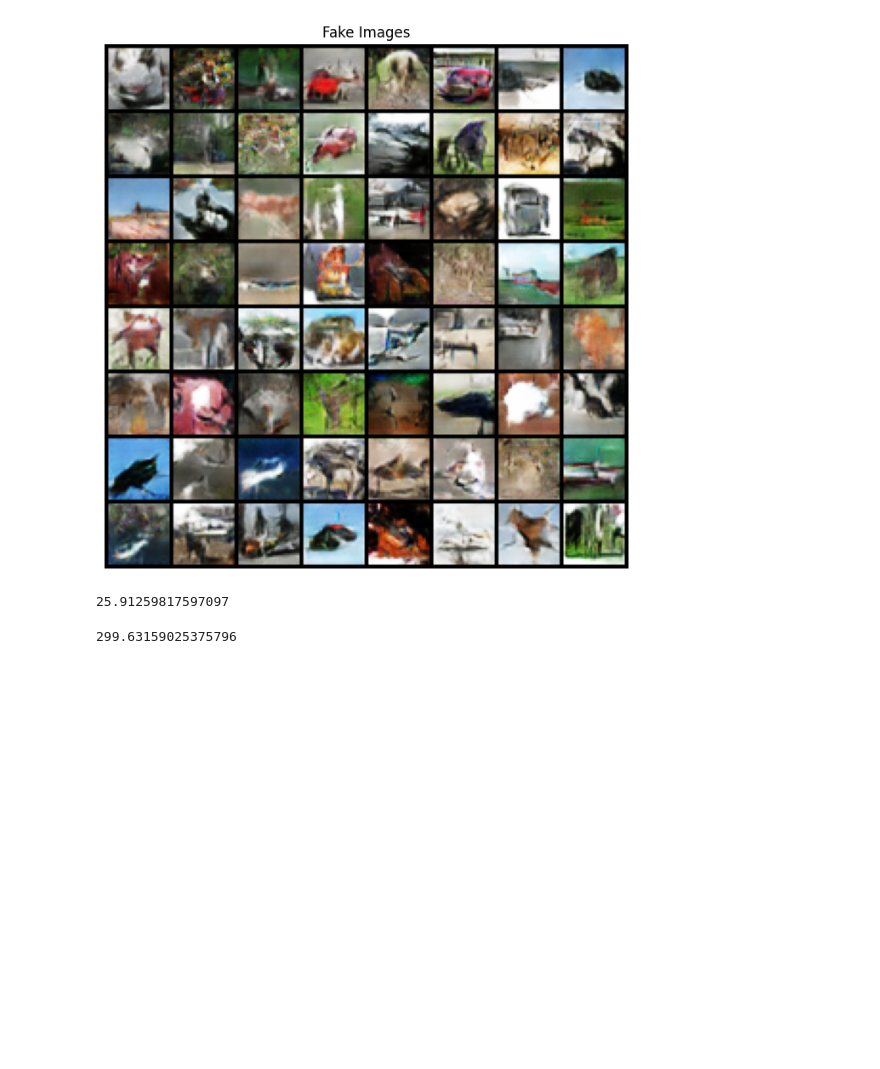
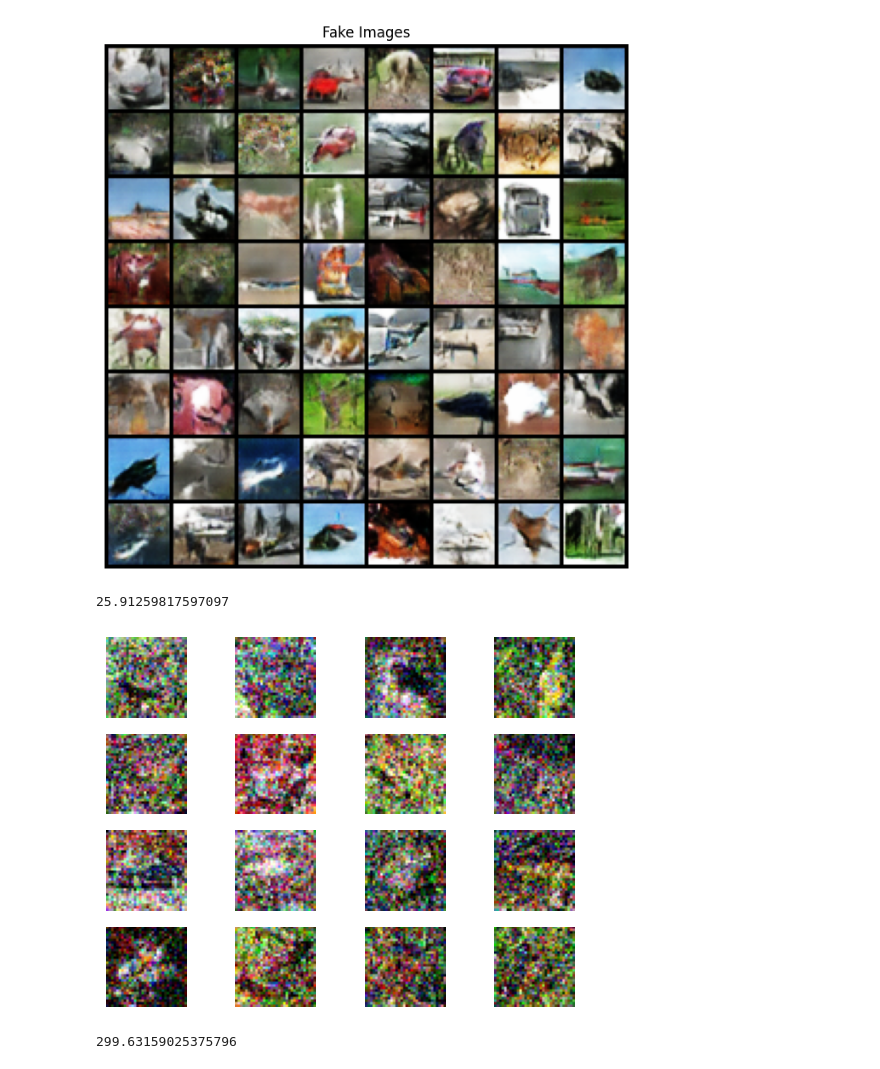
Before and after one commit to ryanfarrell362/CIS4780-Final-Project, a Jupyter notebook: notebook.ipynb, the cells around one changed output. Drawn from its saved outputs; the diff is of its cells as text; code cells hidden in the pictures; blank space fills up the shorter version.

Commit message:
Added showing ddpm images

```diff
--- a/notebook.ipynb
+++ b/notebook.ipynb
@@ -271,11 +271,25 @@ fid
 # %%
 # Load DDPM model
 from diffusers import DDPMPipeline
 
 model_id = "google/ddpm-cifar10-32"
 
 # load model and scheduler
 ddpm = DDPMPipeline.from_pretrained(model_id)
+images = ddpm(batch_size = 16, num_inference_steps = 10).images
+
+i = 0
+fig, axes = plt.subplots(4, 4)
+for row in range(4):
+    for column in range(4):
+        ax = axes[row, column]
+        ax.axis('off')
+        ax.imshow(images[i])
+        i += 1
+
+plt.show()
+# %% [output]
+[figure, added]
 # %%
 # Save 10000 DDPM generated images
 # Takes like a minute each batch
```
Also changed, not shown: parts of 1 cell of this notebook.
